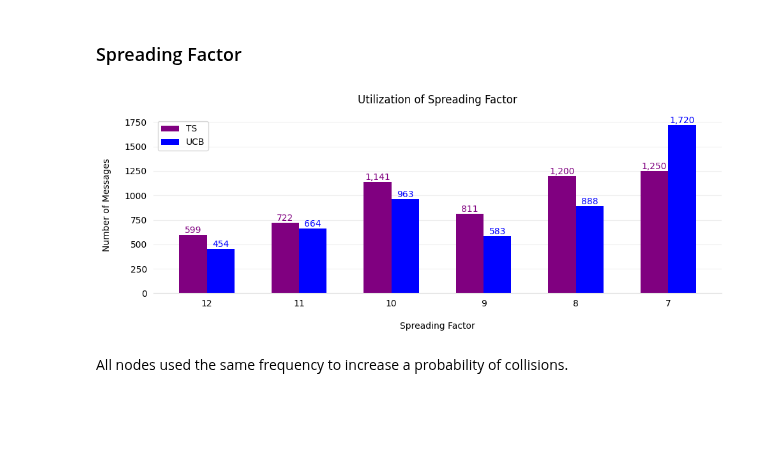
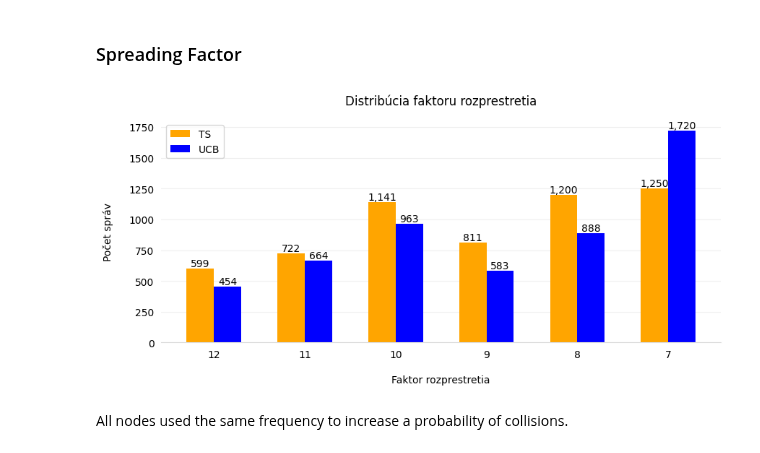
Before and after one commit to loraalex/LoBook, a Jupyter notebook: mab_sim_analysis/comparison/lora-ucb-vs-ts.ipynb, the cells around one changed output. Cells and saved outputs as stored; diff of their text form; code cells hidden in the pictures; blank space fills up the shorter version.

Commit message:
Updated old analysis to change colors

```diff
--- a/mab_sim_analysis/comparison/lora-ucb-vs-ts.ipynb
+++ b/mab_sim_analysis/comparison/lora-ucb-vs-ts.ipynb
@@ -108,7 +108,7 @@ fig, ax = plt.subplots(figsize=(10, 4))
 bar_width = 0.3
 index = np.arange(len(sf_ts))
 
-ax.bar(index, sf_ts, width=bar_width, color='purple', label = 'TS')
+ax.bar(index, sf_ts, width=bar_width, color='orange', label = 'TS')
 # Same thing, but offset the x.
 ax.bar(index + bar_width, sf_ucb, width=bar_width, color='blue', label = 'UCB')
 
@@ -123,39 +123,39 @@ ax.legend()
 ax.spines['top'].set_visible(False)
 ax.spines['right'].set_visible(False)
 ax.spines['left'].set_visible(False)
 ax.spines['bottom'].set_color('#DDDDDD')
 ax.tick_params(bottom=False, left=False)
 ax.set_axisbelow(True)
 ax.yaxis.grid(True, color='#EEEEEE')
 ax.xaxis.grid(False)
 
 # Add axis and chart labels.
-ax.set_xlabel('Spreading Factor', labelpad=15)
-ax.set_ylabel('Number of Messages', labelpad=15)
-ax.set_title('Utilization of Spreading Factor', pad=15)
+ax.set_xlabel('Faktor rozprestretia', labelpad=15)
+ax.set_ylabel('Počet správ', labelpad=15)
+ax.set_title('Distribúcia faktoru rozprestretia', pad=15)
 
-fig.tight_layout()
+# fig.tight_layout()
 
 # For each bar in the chart, add a text label.
 for bar in ax.patches:
   # The text annotation for each bar should be its height.
   bar_value = round(bar.get_height())
   # Format the text with commas to separate thousands. You can do
   # any type of formatting here though.
   text = f'{bar_value:,}'
   # This will give the middle of each bar on the x-axis.
   text_x = bar.get_x() + bar.get_width() / 2
   # get_y() is where the bar starts so we add the height to it.
   text_y = bar.get_y() + bar_value
   # If we want the text to be the same color as the bar, we can
   # get the color like so:
   bar_color = bar.get_facecolor()
   # If you want a consistent color, you can just set it as a constant, e.g. #222222
-  ax.text(text_x, text_y, text, ha='center', va='bottom', color=bar_color, size=10)
+  ax.text(text_x, text_y, text, ha='center', va='bottom', color='black', size=10)
 
 fig.savefig(f'ts-ucb-sf.{output_format}', dpi=300)
 # %% [output]
-[figure, old version]
+[figure, new version]
 # %% [markdown]
 All nodes used the same frequency to increase a probability of collisions.
 # %% [markdown]
```
Also changed, not shown: parts of 1 cell of this notebook.
